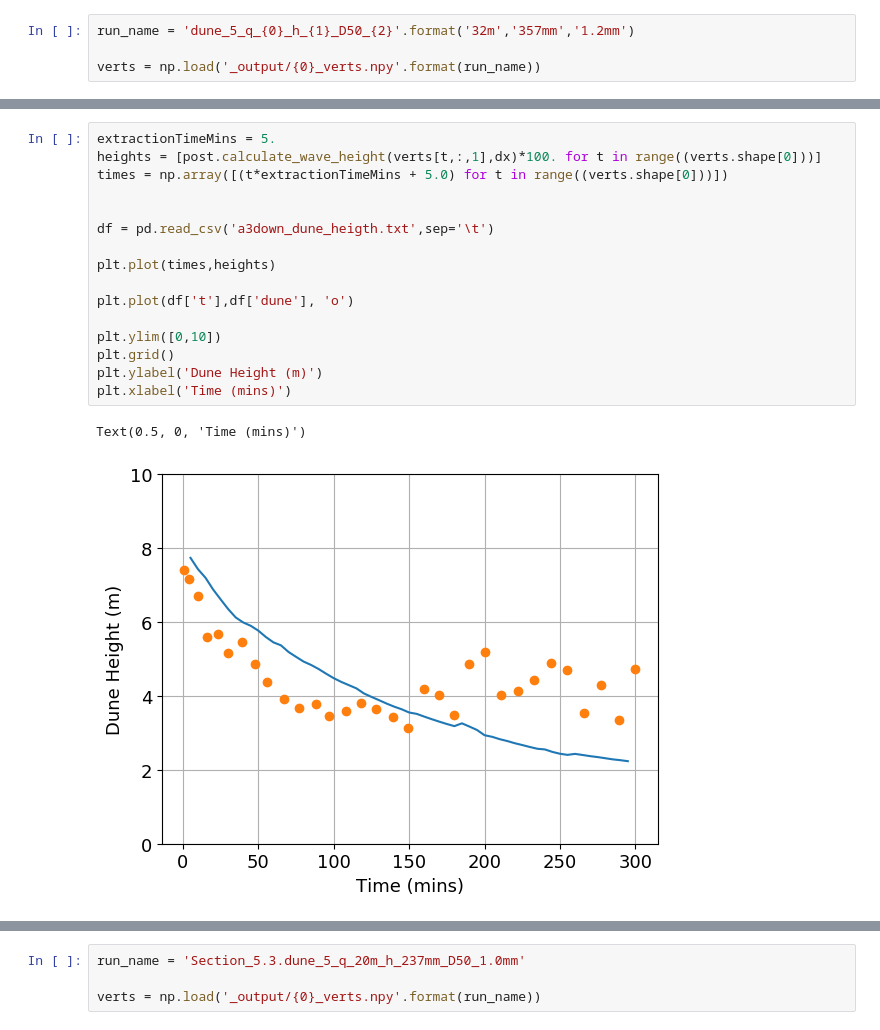
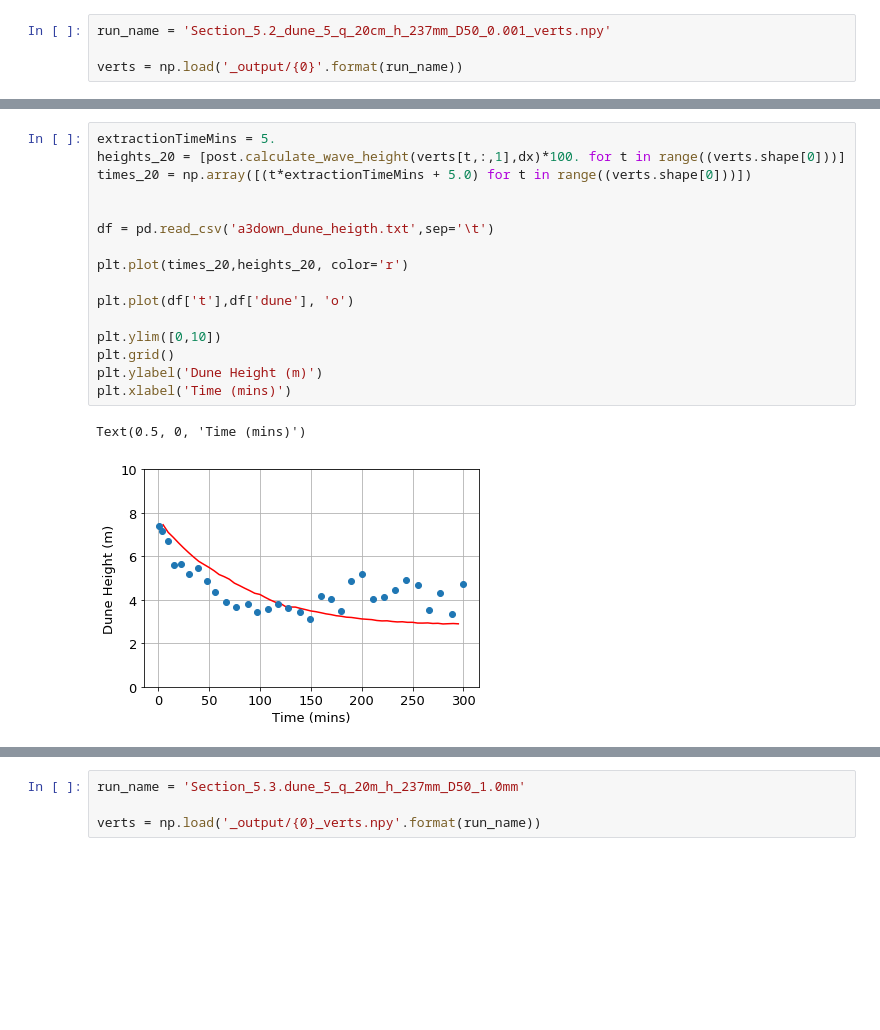
Before and after one commit to plgrover/pymorph, a Jupyter notebook: notebooks/Paper_3b/Section.5.2.postprocessing.ipynb, the cells around one changed output, grey strips where cells are left out. Drawn from its saved outputs; the diff is of its cells as text; blank space fills up the shorter version.

```diff
--- a/notebooks/Paper_3b/Section.5.2.postprocessing.ipynb
+++ b/notebooks/Paper_3b/Section.5.2.postprocessing.ipynb
@@ -108,5 +105,5 @@ Text(0, 0.5, 'z (m)')
 # %%
-run_name = 'dune_5_q_{0}_h_{1}_D50_{2}'.format('32m','357mm','1.2mm')
+run_name = 'Section_5.2_dune_5_q_20cm_h_237mm_D50_0.001_verts.npy'
 
-verts = np.load('_output/{0}_verts.npy'.format(run_name))
+verts = np.load('_output/{0}'.format(run_name))
 # %%
@@ -138,22 +140,22 @@ plt.ylim([-0.015, 0.09])
 # %%
 extractionTimeMins = 5.
-heights = [post.calculate_wave_height(verts[t,:,1],dx)*100. for t in range((verts.shape[0]))]
-times = np.array([(t*extractionTimeMins + 5.0) for t in range((verts.shape[0]))])
+heights_20 = [post.calculate_wave_height(verts[t,:,1],dx)*100. for t in range((verts.shape[0]))]
+times_20 = np.array([(t*extractionTimeMins + 5.0) for t in range((verts.shape[0]))])
 
 
 df = pd.read_csv('a3down_dune_heigth.txt',sep='\t')
 
-plt.plot(times,heights)
+plt.plot(times_20,heights_20, color='r')
 
 plt.plot(df['t'],df['dune'], 'o')
 
 plt.ylim([0,10])
 plt.grid()
 plt.ylabel('Dune Height (m)')
 plt.xlabel('Time (mins)')
 # %% [output]
 Text(0.5, 0, 'Time (mins)')
-[figure, old version]
+[figure, new version]
 # %%
 matplotlib.rcParams.update({'font.size': 13})
 
```
Also changed, not shown: parts of 14 cells of this notebook, 6 other files.
